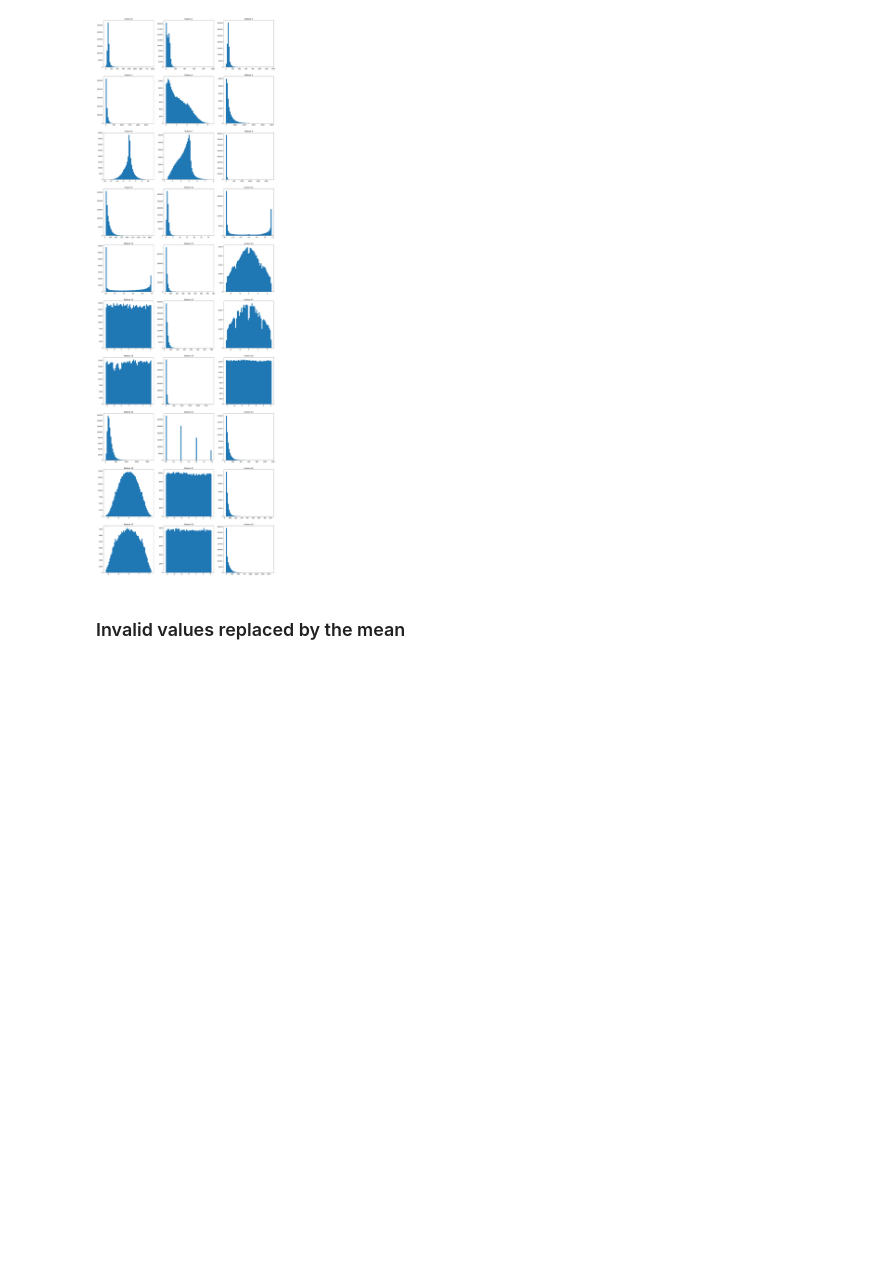
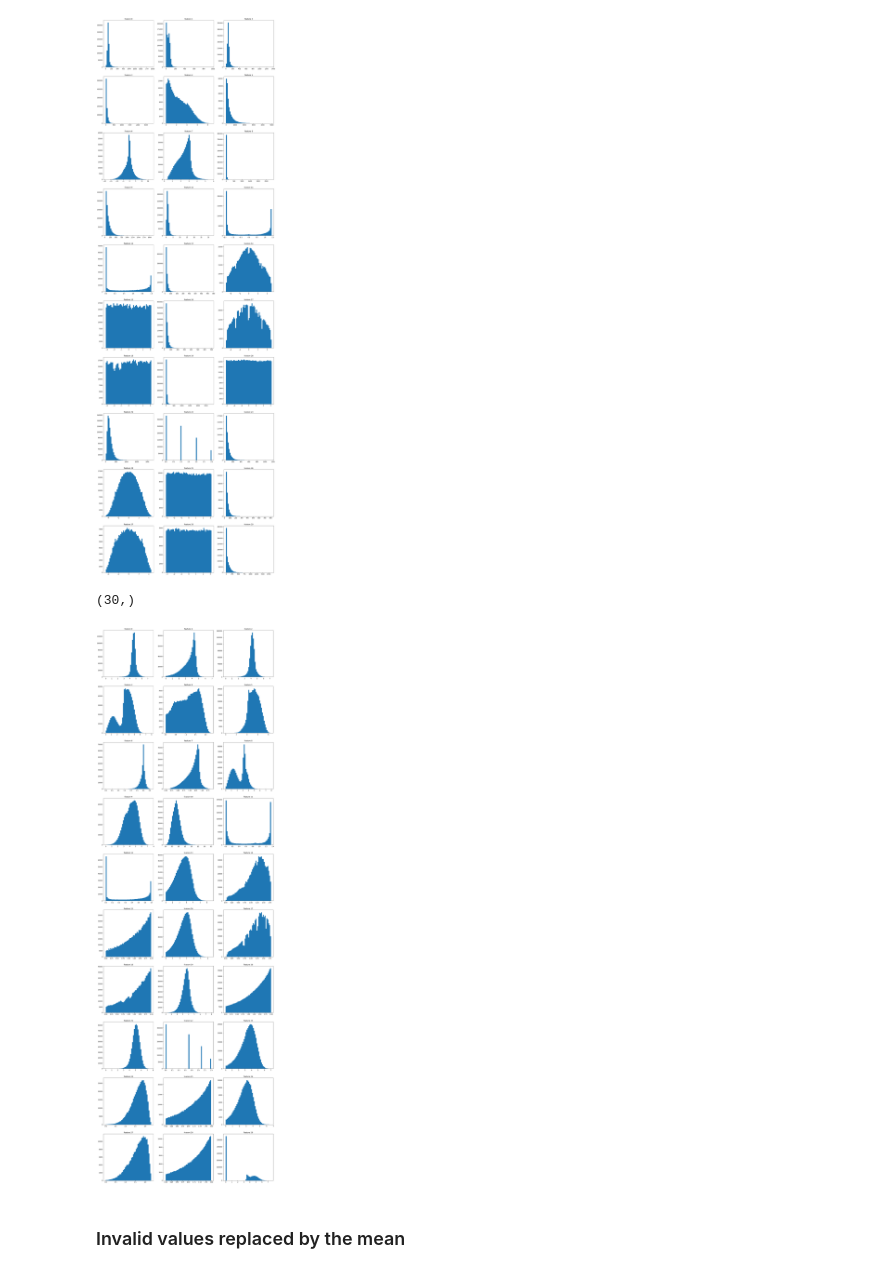
Before and after one commit to gregunz/MachineLearning2017, a Jupyter notebook: project01/implementation/gregunz/run.ipynb, the cells around one changed output. Drawn from its saved outputs; the diff is of its cells as text; code cells hidden in the pictures; blank space fills up the shorter version.

```diff
--- a/project01/implementation/gregunz/run.ipynb
+++ b/project01/implementation/gregunz/run.ipynb
@@ -33,6 +39,15 @@ mask_invalid = x_brute == -999.0
 display_features(x_brute, ~mask_invalid, bins=50)
 # %% [output]
 [figure]
+# %%
+x_min_values = np.ma.array(x_brute, mask=mask_invalid).min(axis=0)
+x_min_values.shape
+# %% [output]
+(30,)
+# %%
+display_features(np.log(x_brute - x_min_values + 1), ~mask_invalid, bins=50)
+# %% [output]
+[figure, added]
 # %% [markdown]
 ### Invalid values replaced by the mean
 # %%
```
Also changed, not shown: parts of 47 cells of this notebook, 8 other files.
